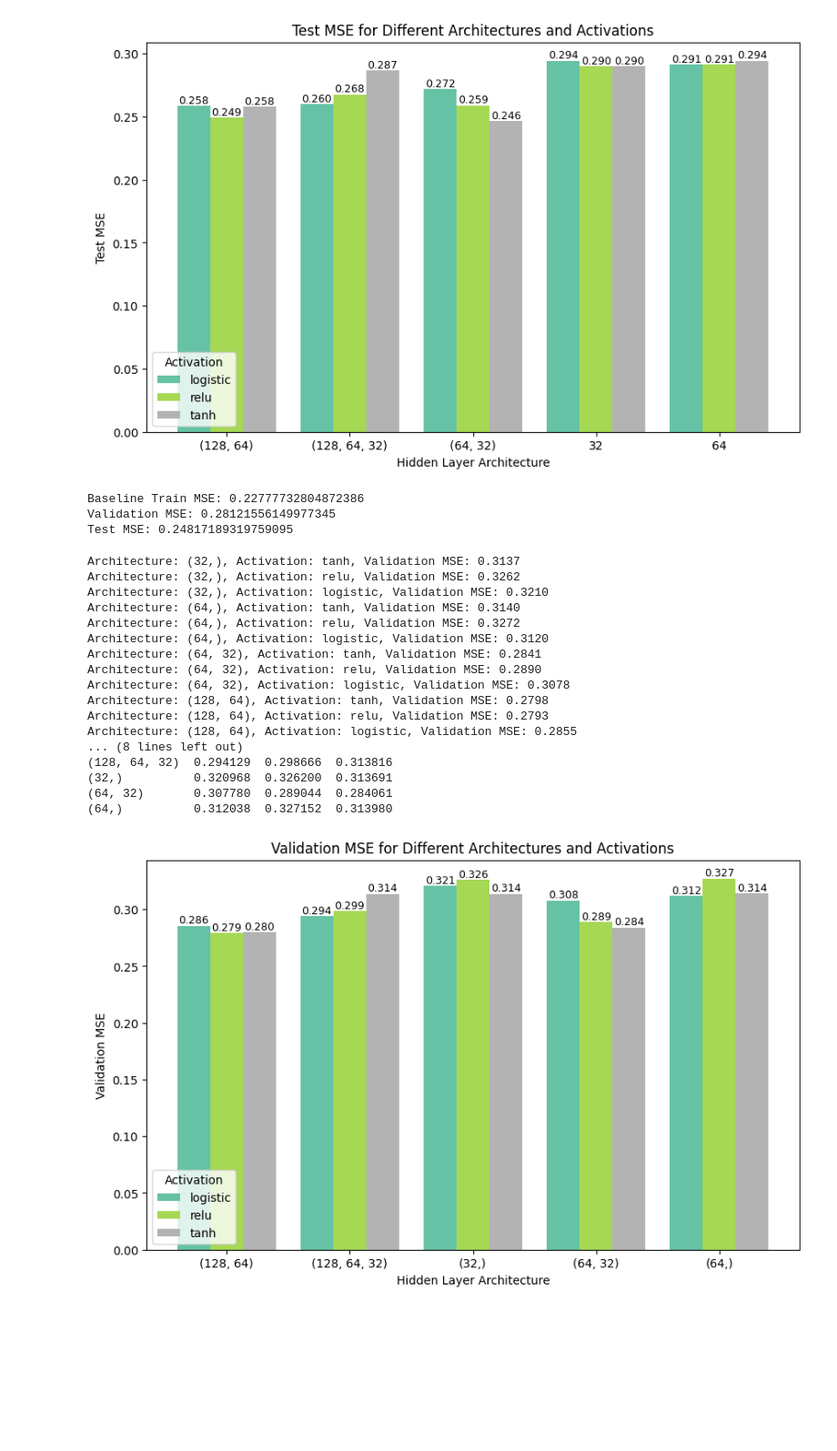
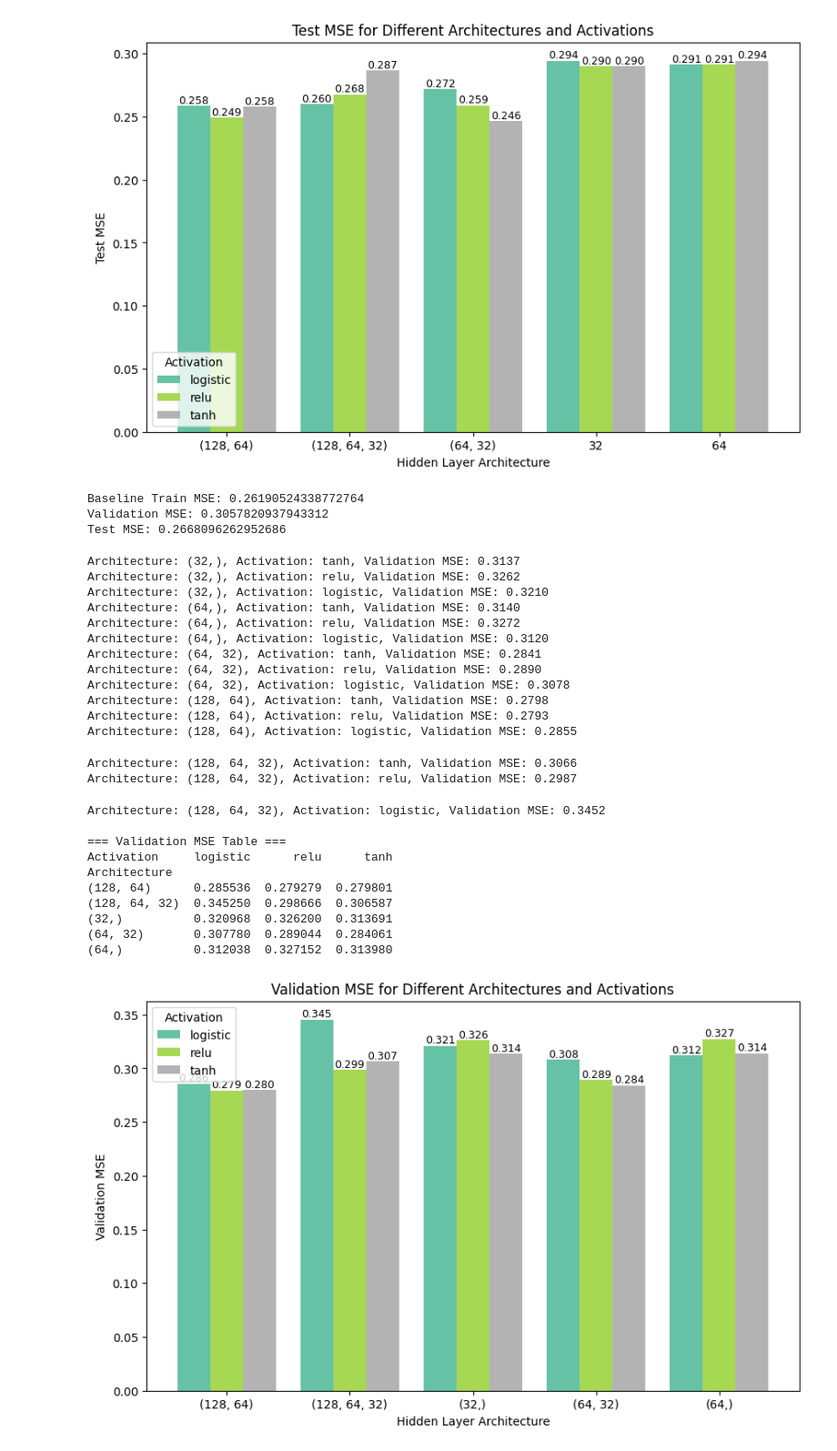
Before and after one commit to xfsd1448-uol/2603-Group-Project, a Jupyter notebook: main_Yannis.ipynb, the cells around one changed output. Shown at 91% size. Cells and saved outputs as stored; diff of their text form; code cells hidden in the pictures; blank space fills up the shorter version.

```diff
--- a/main_Yannis.ipynb
+++ b/main_Yannis.ipynb
@@ -301,8 +301,8 @@ model = MLPRegressor(
     activation='tanh',
     solver='adam',
     learning_rate_init=1e-3,
-    max_iter=300,
-    early_stopping=False,
+    max_iter=700,
+    early_stopping=True,
     random_state=26
 )
 
@@ -320,9 +320,9 @@ print("Baseline Train MSE:", train_mse)#加入是为了判断是不是欠拟合
 print("Validation MSE:", mean_squared_error(y_val, val_pred))#Mean Squared Error（均方误差）
 print("Test MSE:", mean_squared_error(y_test, test_pred))
 # %% [output]
-Baseline Train MSE: 0.22777732804872386
-Validation MSE: 0.28121556149977345
-Test MSE: 0.24817189319759095
+Baseline Train MSE: 0.26190524338772764
+Validation MSE: 0.3057820937943312
+Test MSE: 0.2668096262952686
 # %%
 # 1) Define architectures and activation functions
 #  定义不同的神经网络结构和激活函数
@@ -378,7 +378,7 @@ for arch in architectures:
             activation=act,
             solver='adam',
             learning_rate_init=1e-3,
-            max_iter=700,
+            max_iter=500,
             n_iter_no_change=10,
             early_stopping=False,
             random_state=26
@@ -474,36 +474,43 @@ for p in ax.patches:
     # 获取柱子的高度（MSE值）
 
     height = p.get_height()
 
 
     # Place text at the center top of each bar
     # 在每个柱子的顶部中心位置标注数值
 
     ax.text(
         p.get_x() + p.get_width() / 2,
         height,
         f"{height:.3f}",
         ha='center',
         va='bottom',
         fontsize=9
     )
 plt.show()
 # %% [output]
 Architecture: (32,), Activation: tanh, Validation MSE: 0.3137
 Architecture: (32,), Activation: relu, Validation MSE: 0.3262
 Architecture: (32,), Activation: logistic, Validation MSE: 0.3210
 Architecture: (64,), Activation: tanh, Validation MSE: 0.3140
 Architecture: (64,), Activation: relu, Validation MSE: 0.3272
 Architecture: (64,), Activation: logistic, Validation MSE: 0.3120
 Architecture: (64, 32), Activation: tanh, Validation MSE: 0.2841
 Architecture: (64, 32), Activation: relu, Validation MSE: 0.2890
 Architecture: (64, 32), Activation: logistic, Validation MSE: 0.3078
 Architecture: (128, 64), Activation: tanh, Validation MSE: 0.2798
 Architecture: (128, 64), Activation: relu, Validation MSE: 0.2793
 Architecture: (128, 64), Activation: logistic, Validation MSE: 0.2855
-... (8 lines left out)
-(128, 64, 32)  0.294129  0.298666  0.313816
-(32,)          0.320968  0.326200  0.313691
-(64, 32)       0.307780  0.289044  0.284061
-(64,)          0.312038  0.327152  0.313980
+Architecture: (128, 64, 32), Activation: tanh, Validation MSE: 0.3066
+Architecture: (128, 64, 32), Activation: relu, Validation MSE: 0.2987
+Architecture: (128, 64, 32), Activation: logistic, Validation MSE: 0.3452
+
+=== Validation MSE Table ===
+Activation     logistic      relu      tanh
+Architecture
+(128, 64)      0.285536  0.279279  0.279801
+(128, 64, 32)  0.345250  0.298666  0.306587
+(32,)          0.320968  0.326200  0.313691
+(64, 32)       0.307780  0.289044  0.284061
+(64,)          0.312038  0.327152  0.313980
-[figure, old version]
+[figure, new version]
```
